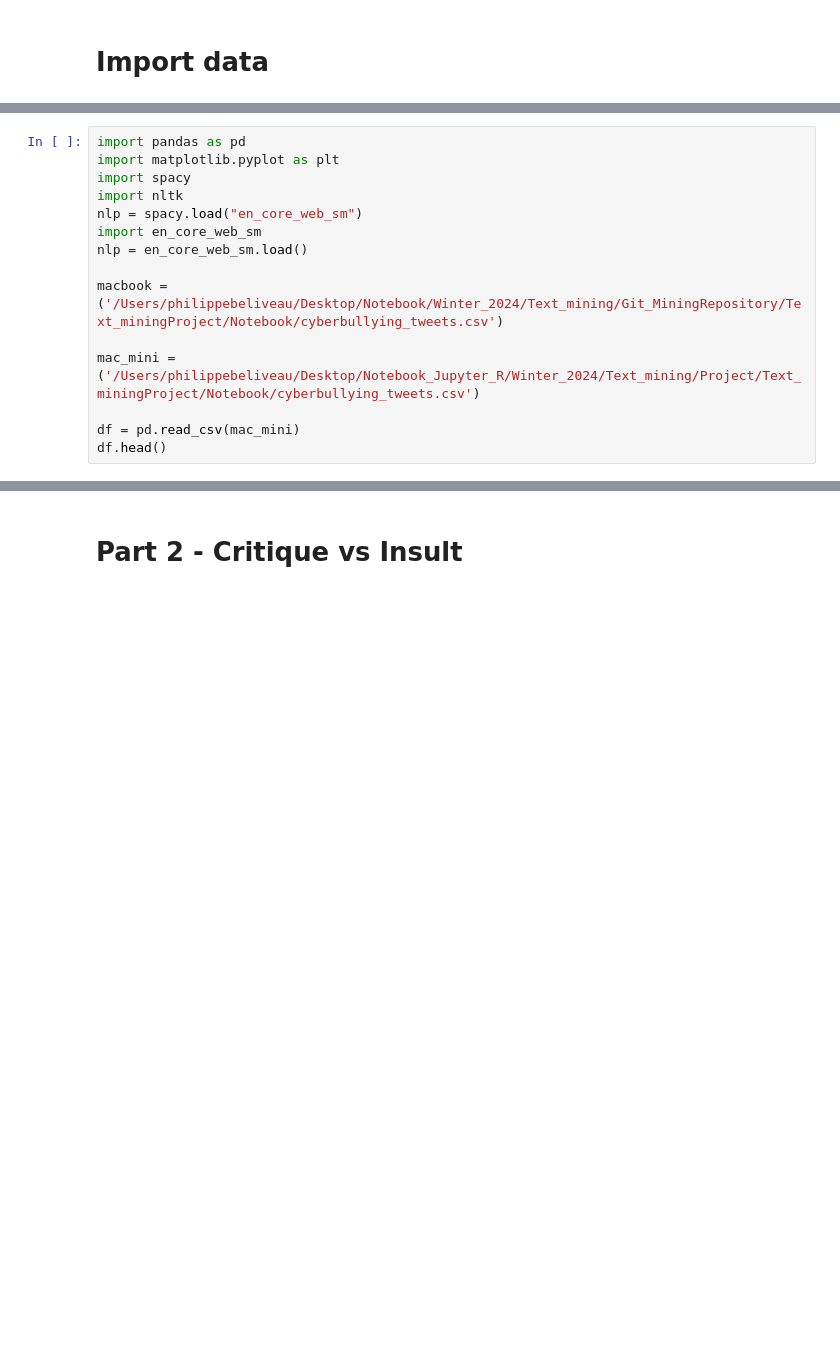
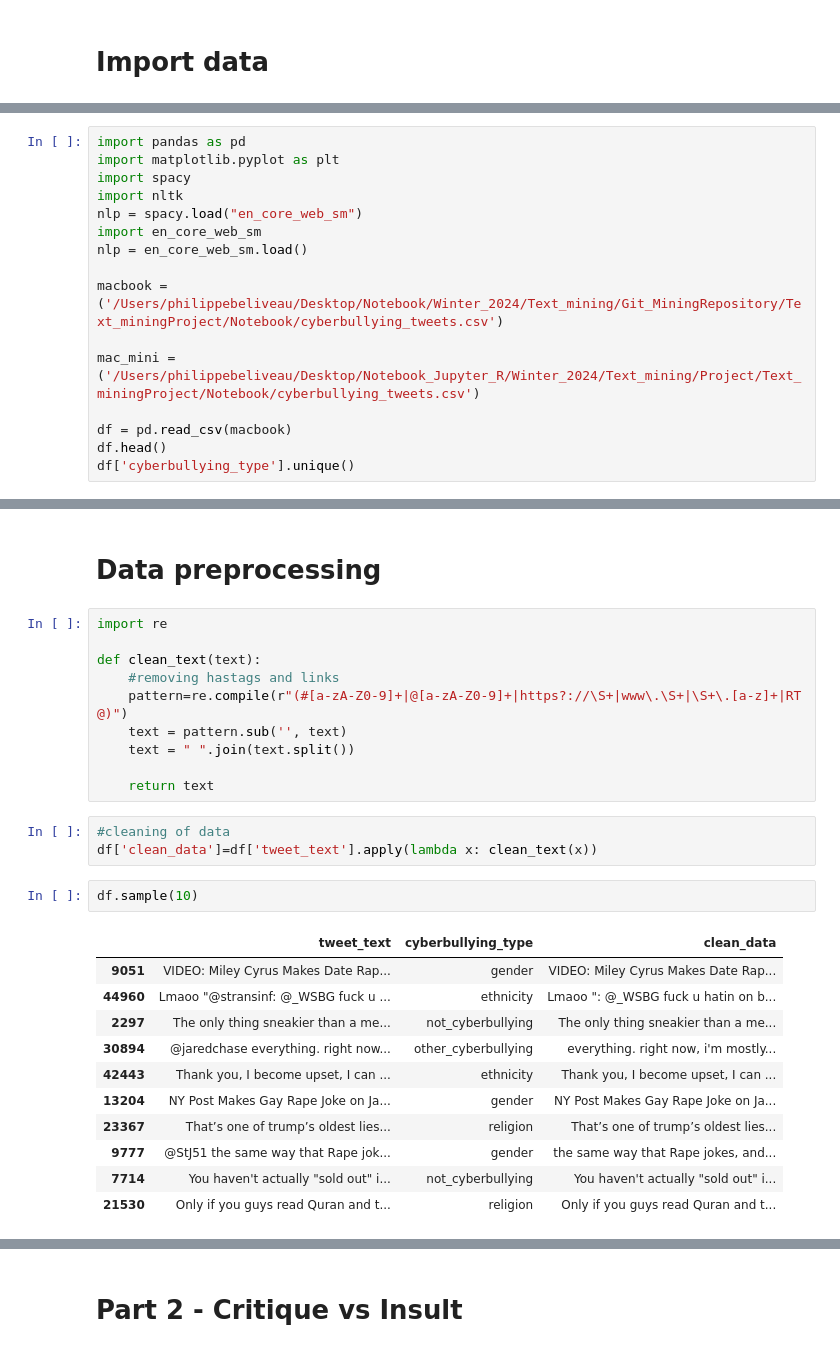
Before and after one commit to philbeliveau/Text_miningProject, a Jupyter notebook: Notebook/Cyberbullying_Exploration.ipynb, the cells around one changed output, grey strips where cells are left out. Drawn from its saved outputs; the diff is of its cells as text; blank space fills up the shorter version.

```diff
--- a/Notebook/Cyberbullying_Exploration.ipynb
+++ b/Notebook/Cyberbullying_Exploration.ipynb
@@ -34,6 +45,7 @@ macbook = ('/Users/philippebeliveau/Desktop/Notebook/Winter_2024/Text_mining/Git
 
 mac_mini = ('/Users/philippebeliveau/Desktop/Notebook_Jupyter_R/Winter_2024/Text_mining/Project/Text_miningProject/Notebook/cyberbullying_tweets.csv')
 
-df = pd.read_csv(mac_mini)
+df = pd.read_csv(macbook)
 df.head()
+df['cyberbullying_type'].unique()
 # %% [output]
@@ -145,0 +67,29 @@ I don't believe Iranians are gay, but they uses gendered slurs and makes rape jo
+# %% [markdown]
+# Data preprocessing
+# %%
+import re
+
+def clean_text(text):
+    #removing hastags and links
+    pattern=re.compile(r"(#[a-zA-Z0-9]+|@[a-zA-Z0-9]+|https?://\S+|www\.\S+|\S+\.[a-z]+|RT @)")
+    text = pattern.sub('', text)
+    text = " ".join(text.split())
+
+    return text
+# %%
+#cleaning of data
+df['clean_data']=df['tweet_text'].apply(lambda x: clean_text(x))
+# %%
+df.sample(10)
+# %% [output]
+|  | tweet_text | cyberbullying_type | clean_data |
+| 9051 | VIDEO: Miley Cyrus Makes Date Rap... | gender | VIDEO: Miley Cyrus Makes Date Rap... |
+| 44960 | Lmaoo "@stransinf: @_WSBG fuck u ... | ethnicity | Lmaoo ": @_WSBG fuck u hatin on b... |
+| 2297 | The only thing sneakier than a me... | not_cyberbullying | The only thing sneakier than a me... |
+| 30894 | @jaredchase everything. right now... | other_cyberbullying | everything. right now, i'm mostly... |
+| 42443 | Thank you, I become upset, I can ... | ethnicity | Thank you, I become upset, I can ... |
+| 13204 | NY Post Makes Gay Rape Joke on Ja... | gender | NY Post Makes Gay Rape Joke on Ja... |
+| 23367 | That’s one of trump’s oldest lies... | religion | That’s one of trump’s oldest lies... |
+| 9777 | @StJ51 the same way that Rape jok... | gender | the same way that Rape jokes, and... |
+| 7714 | You haven't actually "sold out" i... | not_cyberbullying | You haven't actually "sold out" i... |
+| 21530 | Only if you guys read Quran and t... | religion | Only if you guys read Quran and t... |
```
Also changed, not shown: parts of 47 cells of this notebook, 3 other files.
